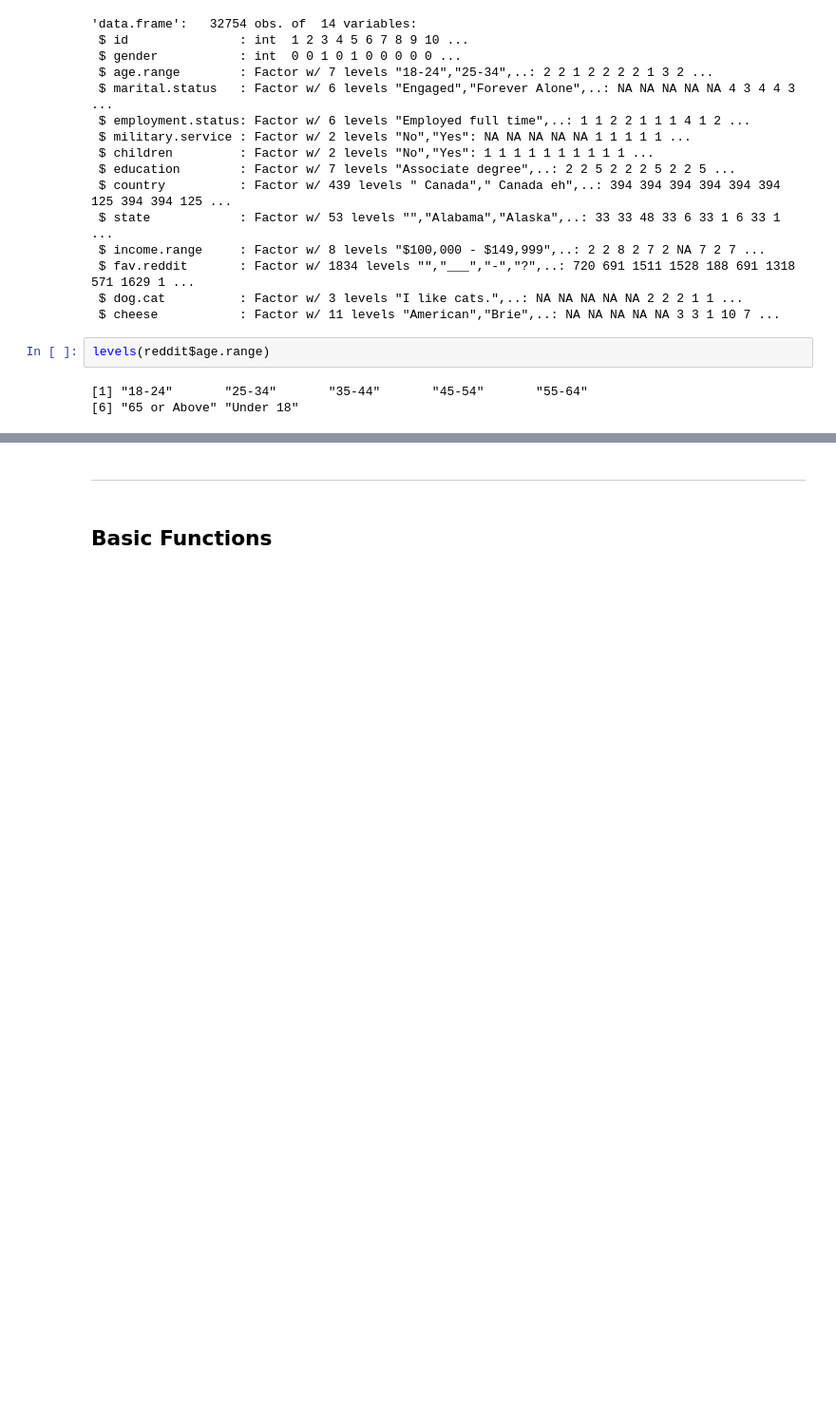
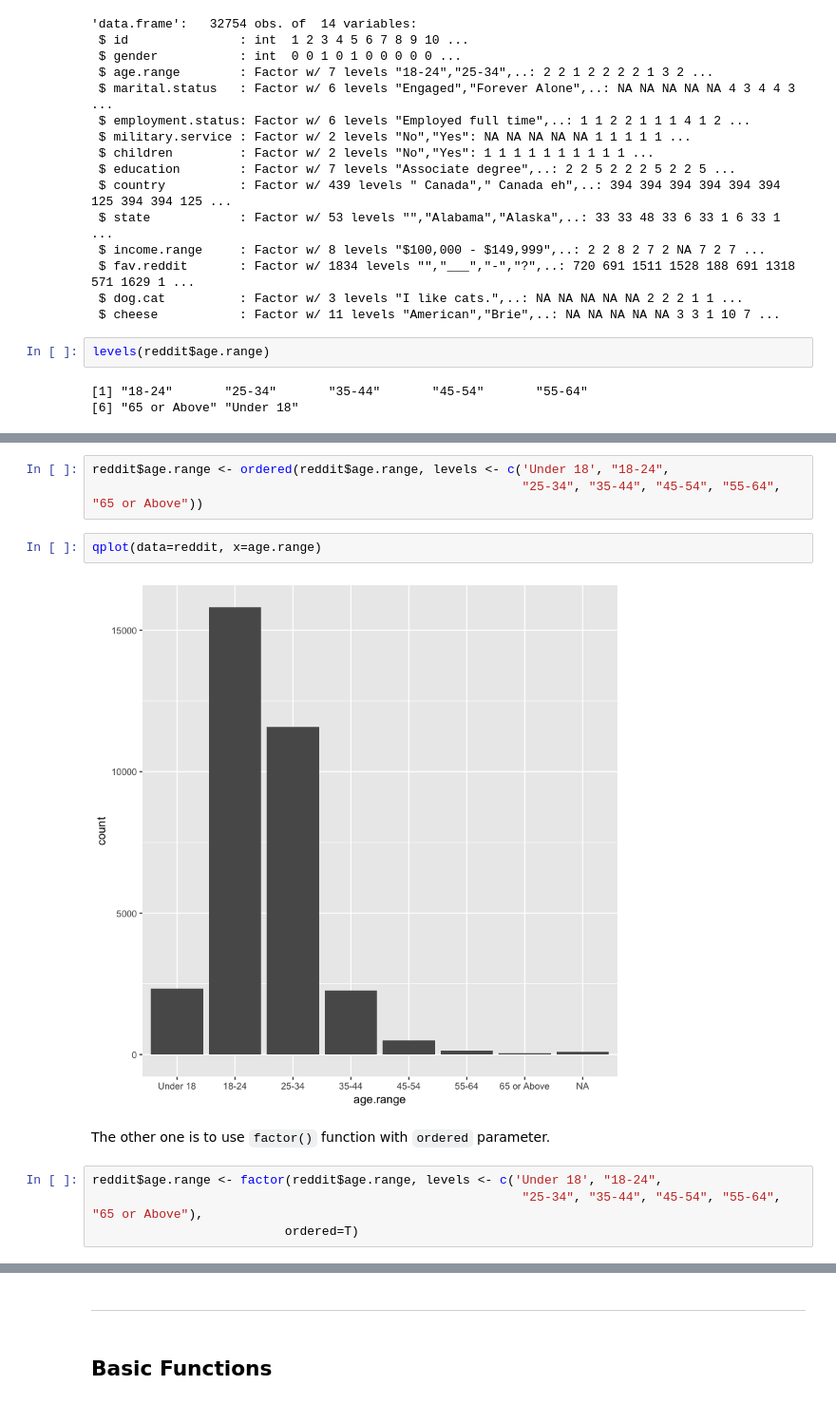
Before and after one commit to mukerong/Toolkit, a Jupyter notebook: R/R-Basics.ipynb, the cells around one changed output, grey strips where cells are left out. Shown at 95% size. Saved outputs shown, nothing was run; the diff lists cells and outputs as text; blank space fills up the shorter version.

```diff
--- a/R/R-Basics.ipynb
+++ b/R/R-Basics.ipynb
@@ -487,0 +496,13 @@ levels(reddit$age.range)
+# %%
+reddit$age.range <- ordered(reddit$age.range, levels <- c('Under 18', "18-24",
+                                                          "25-34", "35-44", "45-54", "55-64", "65 or Above"))
+# %%
+qplot(data=reddit, x=age.range)
+# %% [output]
+[figure, added]
+# %% [markdown]
+The other one is to use `factor()` function with `ordered` parameter.
+# %%
+reddit$age.range <- factor(reddit$age.range, levels <- c('Under 18', "18-24",
+                                                          "25-34", "35-44", "45-54", "55-64", "65 or Above"),
+                          ordered=T)
```
Also changed, not shown: parts of 4 cells of this notebook, 1 other file.
